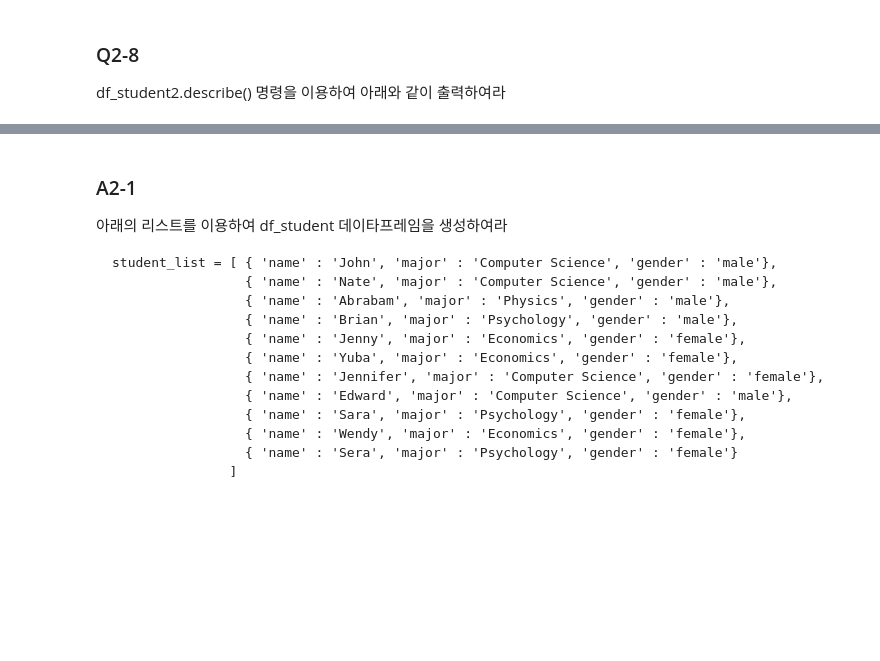
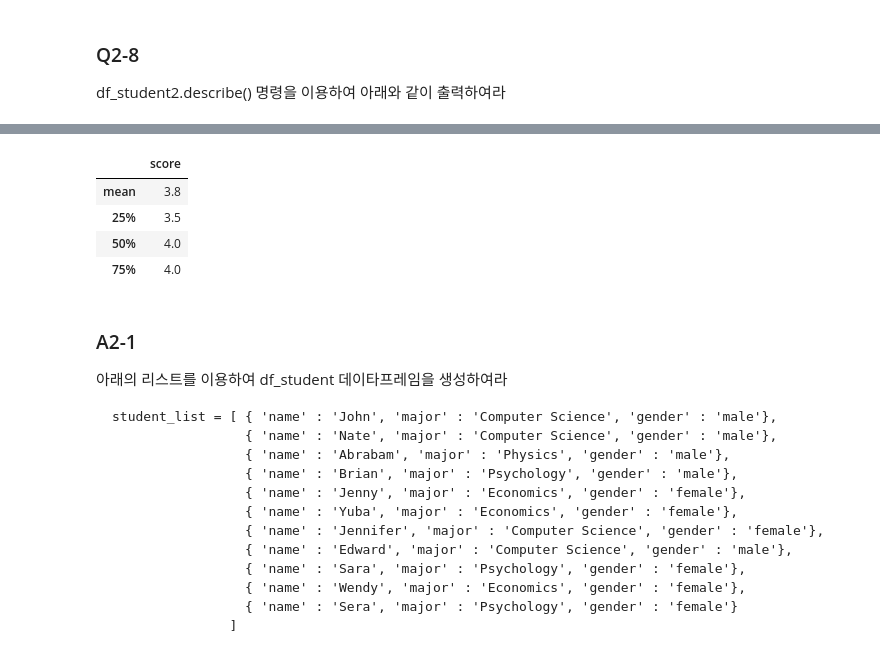
Before and after one commit to YeonsuJI/WASSUP4, a Jupyter notebook: 01_Python-Grammar/Numpy, pandas/02_00_Pandas_Quiz.ipynb, the cells around one changed output, grey strips where cells are left out. Saved outputs shown, nothing was run; the diff lists cells and outputs as text; code cells hidden in the pictures; blank space fills up the shorter version.

```diff
--- a/01_Python-Grammar/Numpy, pandas/02_00_Pandas_Quiz.ipynb
+++ b/01_Python-Grammar/Numpy, pandas/02_00_Pandas_Quiz.ipynb
@@ -380,0 +420,5 @@ df_student2 에서 Brian, Sara의 데이타를 삭제하고 grade 컬럼을 추
+# %%
+df_student2.drop(['Brian', 'Sara'], axis=0,inplace =True )
+# %%
+df_student2['grade'] = [4.5, 4.0, 3.5, 4.0, 3.0]
+df_student2
@@ -393,0 +437,5 @@ df_student2 데이타프레임에서 grade 컬럼명을 score로 변경하고 <b
+# %%
+# 특정 컬럼명만 교체
+# rename(columns={old: new})
+df_student2 = df_student2.rename(columns={'grade': 'score'})
+df_student2
@@ -393,0 +450,3 @@ df_student2 데이타프레임에서 grade 컬럼명을 score로 변경하고 <b
+# %%
+df_student2 = df_student2[['gender', 'score', 'major']]
+df_student2
@@ -404,3 +476,11 @@ df_student2.describe() 명령을 이용하여 아래와 같이 출력하여라
+# %%
+df_student2.describe().loc[['mean', '25%', '50%', '75%']]
+# %% [output]
+|  | score |
+| mean | 3.8 |
+| 25% | 3.5 |
+| 50% | 4.0 |
+| 75% | 4.0 |
 # %% [markdown]
 ### A2-1
 아래의 리스트를 이용하여 df_student 데이타프레임을 생성하여라
```
Also changed, not shown: parts of 66 cells of this notebook, 1 other file.
